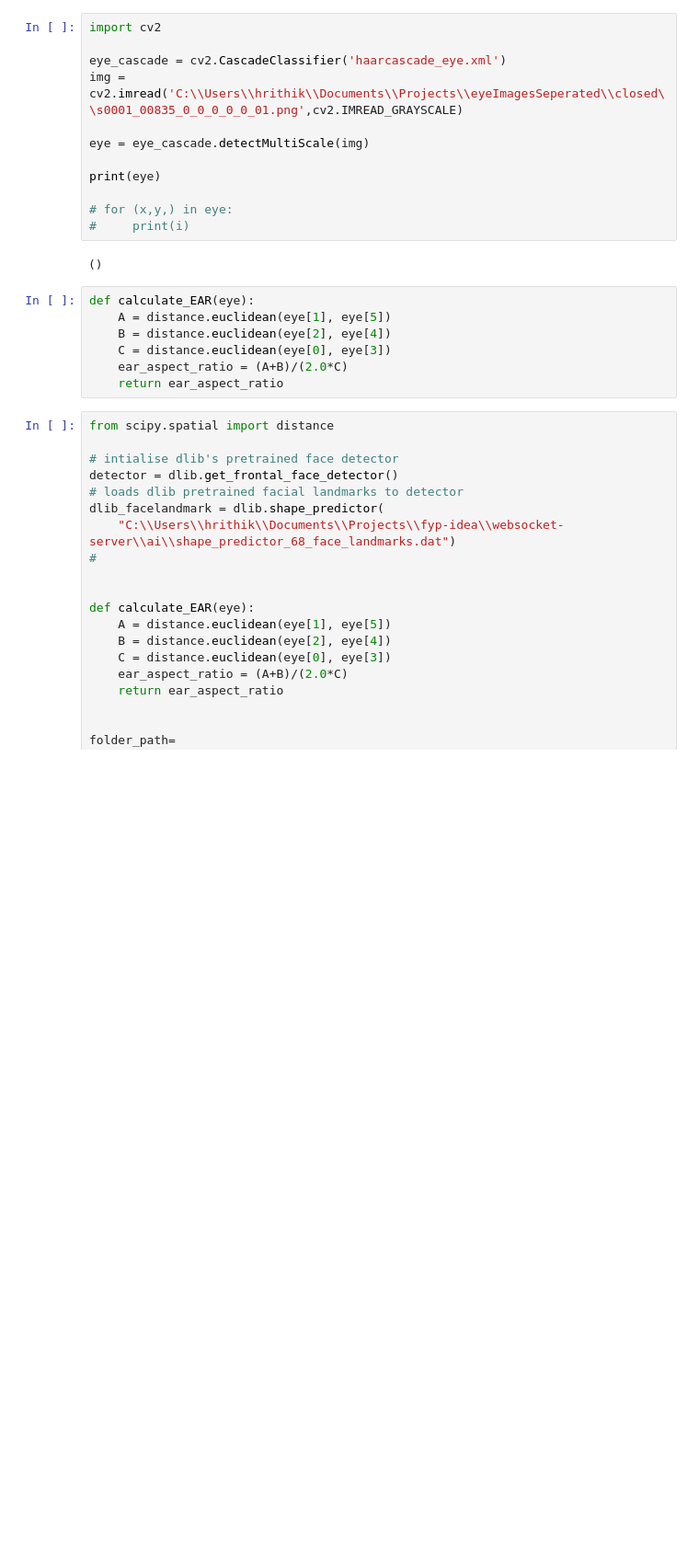
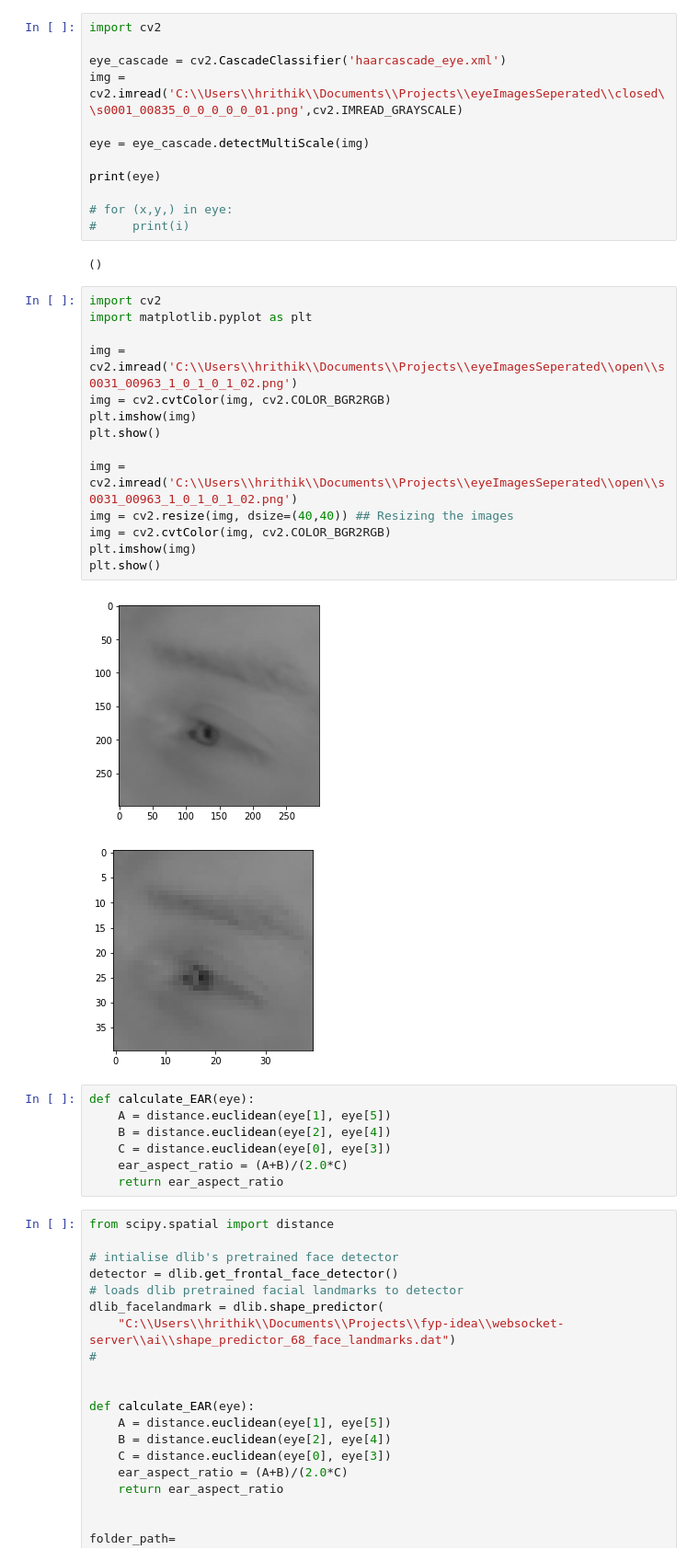
Before and after one commit to CyberScooter/DrowsinessDetection, a Jupyter notebook: websocket-server/ai/preprocess_images.ipynb, the cells around one changed output. Shown at 92% size. Cells and saved outputs as stored; diff of their text form; blank space fills up the shorter version.

```diff
--- a/websocket-server/ai/preprocess_images.ipynb
+++ b/websocket-server/ai/preprocess_images.ipynb
@@ -223,6 +240,23 @@ print(eye)
 #     print(i)
 # %% [output]
 ()
+# %%
+import cv2
+import matplotlib.pyplot as plt
+
+img = cv2.imread('C:\\Users\\hrithik\\Documents\\Projects\\eyeImagesSeperated\\open\\s0031_00963_1_0_1_0_1_02.png')
+img = cv2.cvtColor(img, cv2.COLOR_BGR2RGB)
+plt.imshow(img)
+plt.show()
+
+img = cv2.imread('C:\\Users\\hrithik\\Documents\\Projects\\eyeImagesSeperated\\open\\s0031_00963_1_0_1_0_1_02.png')
+img = cv2.resize(img, dsize=(40,40)) ## Resizing the images
+img = cv2.cvtColor(img, cv2.COLOR_BGR2RGB)
+plt.imshow(img)
+plt.show()
+# %% [output]
+[figure, added]
+[figure, added]
 # %%
 def calculate_EAR(eye):
     A = distance.euclidean(eye[1], eye[5])
```
Also changed, not shown: parts of 2 cells of this notebook, 8 other files.
